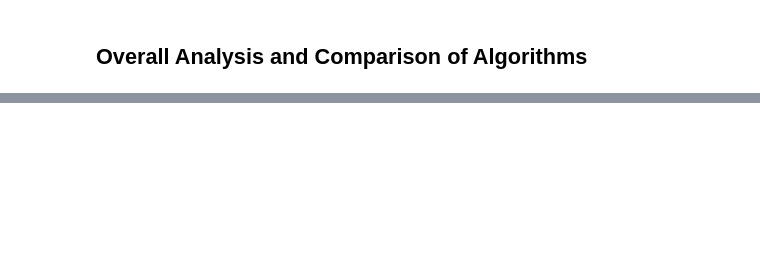
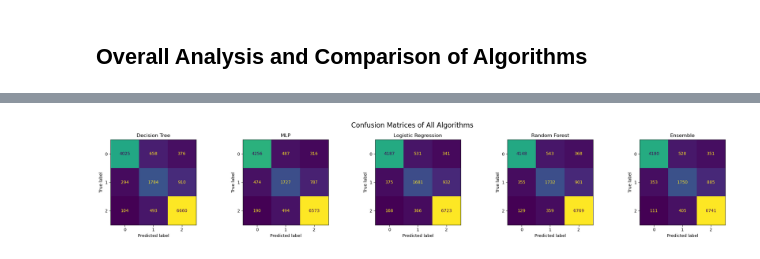
Before and after one commit to diogovenade/ia-academic-success, a Jupyter notebook: academic_success.ipynb, the cells around one changed output, grey strips where cells are left out. Cells and saved outputs as stored; diff of their text form; code cells hidden in the pictures; blank space fills up the shorter version.

```diff
--- a/academic_success.ipynb
+++ b/academic_success.ipynb
@@ -461,7 +496,10 @@ plt.show()
 from sklearn.linear_model import LogisticRegression
 from sklearn.metrics import accuracy_score, precision_score, recall_score, f1_score, confusion_matrix
 
-lr = LogisticRegression(max_iter=200, random_state=42)
+best_idx = np.argmax(lr_scores)
+best_c = lr_C_values[best_idx]
+
+lr = LogisticRegression(C=best_c, max_iter=200, random_state=42)
 lr.fit(X_train_s, y_train)
 y_pred_lr = lr.predict(X_test_s)
 
@@ -471,6 +509,7 @@ recall_lr = recall_score(y_test, y_pred_lr, average='weighted')
 f1_lr = f1_score(y_test, y_pred_lr, average='weighted')
 cm_lr = confusion_matrix(y_test, y_pred_lr)
 
+print(f"Best C value: {best_c}")
 print("Accuracy:", accuracy_lr)
 print("Precision:", precision_lr)
 print("Recall:", recall_lr)
@@ -484,12 +533,14 @@ from sklearn.ensemble import VotingClassifier
 dt_best = DecisionTreeClassifier(max_depth=best_depth, random_state=42)
 mlp_best = MLPClassifier(hidden_layer_sizes=(100,), max_iter=100, random_state=42)
 lr_best = LogisticRegression(max_iter=200, random_state=42)
+rf_best = RandomForestClassifier(n_estimators=100, random_state=42)
 
 ensemble = VotingClassifier(
     estimators=[
         ('dt', dt_best),
         ('mlp', mlp_best),
-        ('lr', lr_best)
+        ('lr', lr_best),
+        ('rf', rf_best)
     ],
     voting='soft'
 )
@@ -562,12 +631,14 @@ plt.show()
 # %%
 from sklearn.metrics import ConfusionMatrixDisplay
 fig, axes = plt.subplots(1, 5, figsize=(22, 4))
-algorithms = ['Decision Tree', 'MLP', 'Logistic Regression', 'Random Forest']
-cms = [cm_dt, cm_mlp, cm_lr, cm_rf]
+algorithms = ['Decision Tree', 'MLP', 'Logistic Regression', 'Random Forest', 'Ensemble']
+cms = [cm_dt, cm_mlp, cm_lr, cm_rf, cm_ensemble]
 for ax, name, cmatrix in zip(axes, algorithms, cms):
     disp = ConfusionMatrixDisplay(cmatrix)
     disp.plot(ax=ax, colorbar=False)
     ax.set_title(name)
 plt.suptitle('Confusion Matrices of All Algorithms', fontsize=16)
 plt.tight_layout()
 plt.show()
+# %% [output]
+[figure, added]
```
Also changed, not shown: parts of 17 cells of this notebook.
